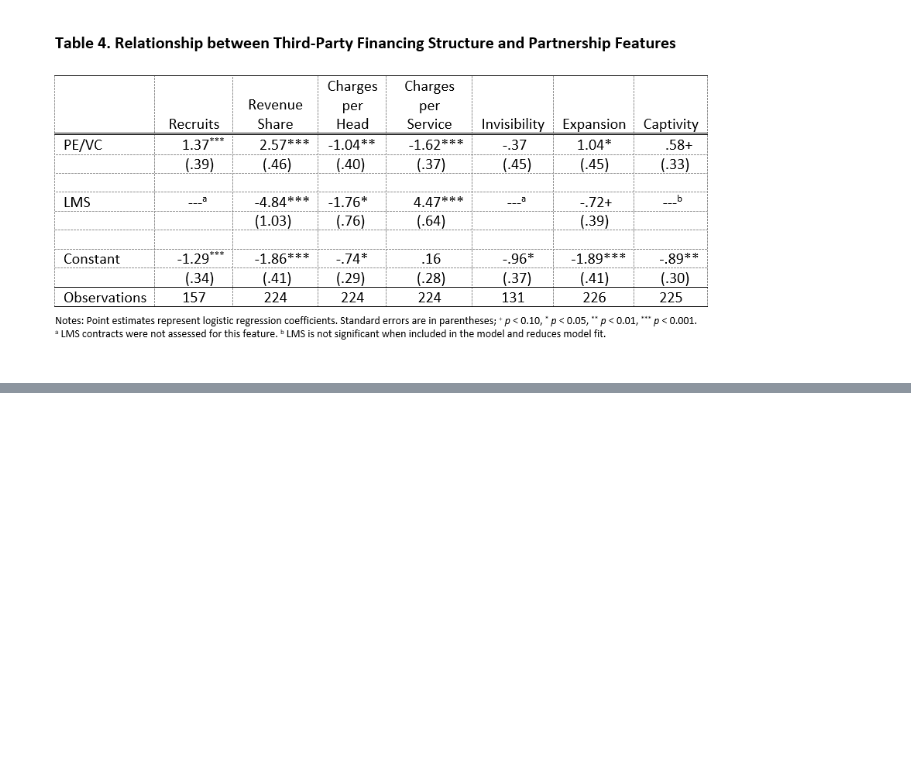
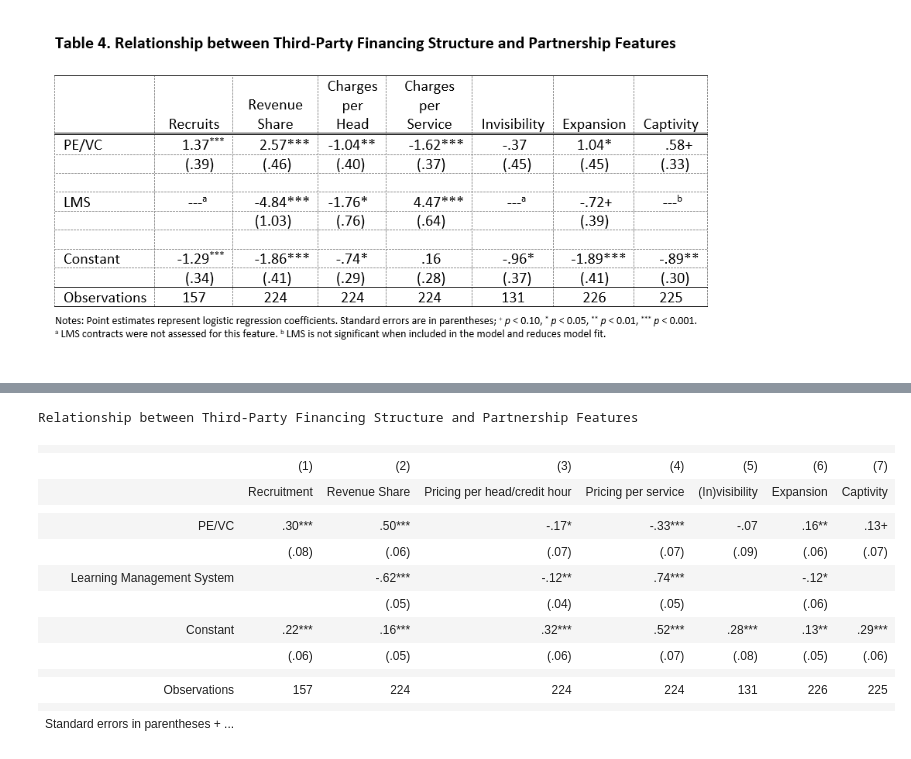
Before and after one commit to HigherEdData/Outsourcing-Online-Education, a Jupyter notebook: t4_financingstructureandpartnershipfeat.ipynb, the cells around one changed output, grey strips where cells are left out. Saved outputs shown, nothing was run; the diff lists cells and outputs as text; code cells hidden in the pictures; blank space fills up the shorter version.

Commit message:
adding robust std error and lpm coding

```diff
--- a/t4_financingstructureandpartnershipfeat.ipynb
+++ b/t4_financingstructureandpartnershipfeat.ipynb
@@ -90,0 +144,23 @@ Relationship between Third-Party Financing Structure and Partnership Features
+# %%
+%html
+esttab m1VC_or_PE_dum m2VC_or_PE_dum m4VC_or_PE_dum m5VC_or_PE_dum ///
+	m3VC_or_PE_dum m7VC_or_PE_dum m6VC_or_PE_dum, ///
+			b(%9.2fc) se(%9.2fc) star(+ 0.10 * 0.05 ** 0.01 *** 0.001) ///
+			label title("Relationship between Third-Party Financing Structure and Partnership Features ") nolz ///
+collabels(none) eqlabels(none) nogaps varwidth(10) html
+# %% [output]
+Relationship between Third-Party Financing Structure and Partnership Features
+|  |  |  |  |  |  |  |  |
+|  | (1) | (2) | (3) | (4) | (5) | (6) | (7) |
+|  | Recruitment | Revenue Share | Pricing per head/credit hour | Pricing per service | (In)visibility | Expansion | Captivity |
+|  |  |  |  |  |  |  |  |
+| PE/VC | .30*** | .50*** | -.17* | -.33*** | -.07 | .16** | .13+ |
+|  | (.08) | (.06) | (.07) | (.07) | (.09) | (.06) | (.07) |
+| Learning Management System |  | -.62*** | -.12** | .74*** |  | -.12* |  |
+|  |  | (.05) | (.04) | (.05) |  | (.06) |  |
+| Constant | .22*** | .16*** | .32*** | .52*** | .28*** | .13** | .29*** |
+|  | (.06) | (.05) | (.06) | (.07) | (.08) | (.05) | (.06) |
+|  |  |  |  |  |  |  |  |
+| Observations | 157 | 224 | 224 | 224 | 131 | 226 | 225 |
+|  |  |  |  |  |  |  |  |
+| Standard errors in parentheses + ... |  |  |  |  |  |  |  |
```
Also changed, not shown: parts of 3 cells of this notebook.
